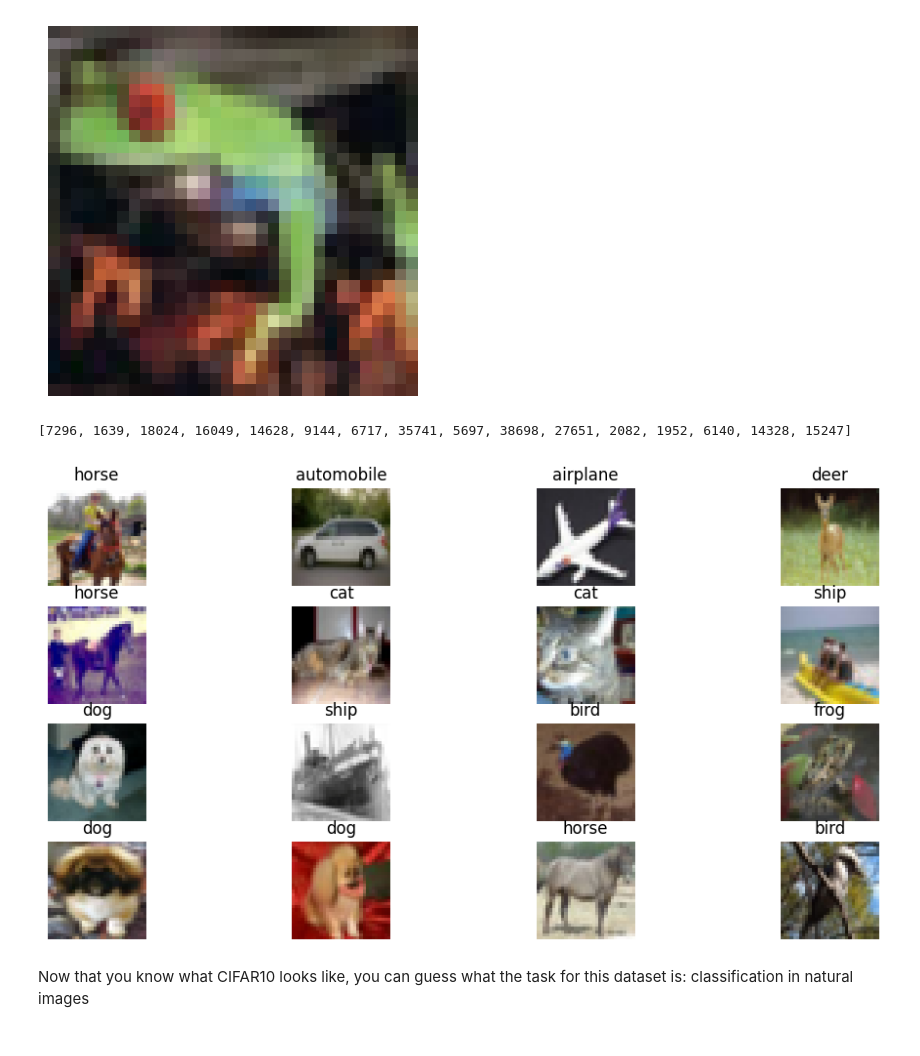
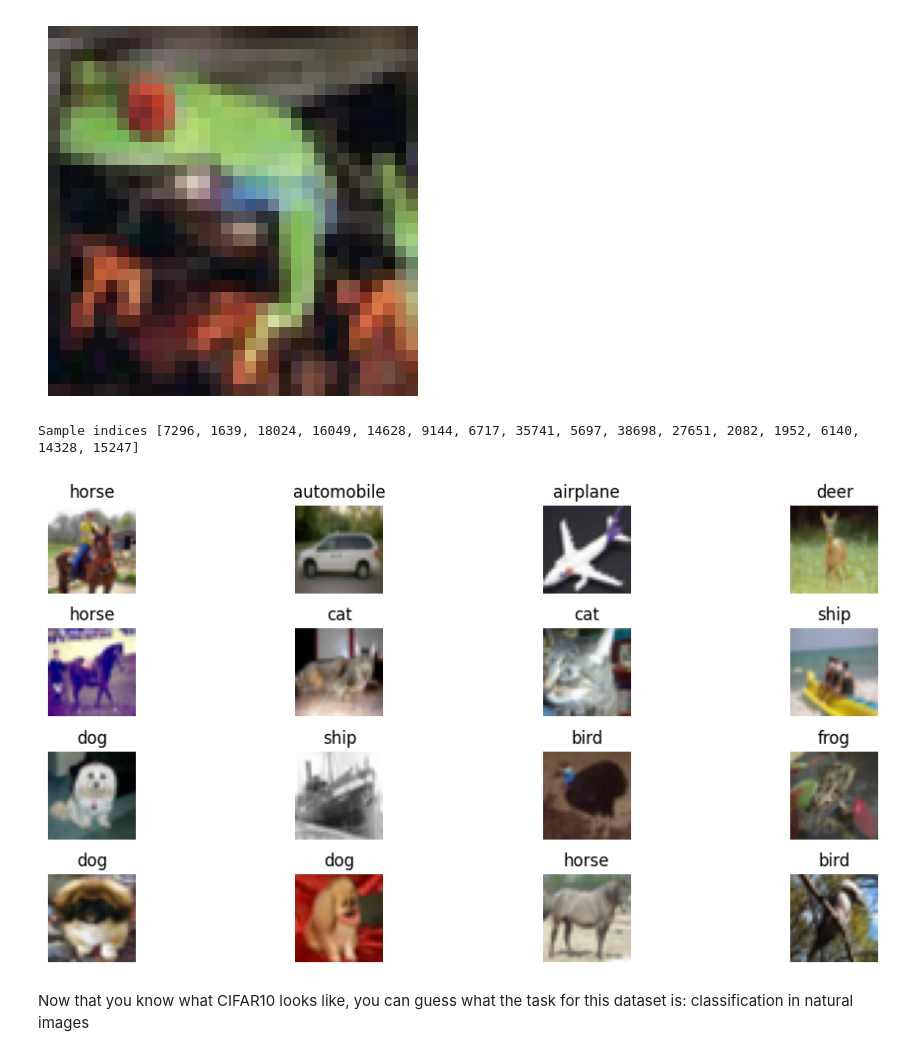
Before and after one commit to Paul-Jarschke/Deep-Learning-Practicals, a Jupyter notebook: Practical_1/deep-learning-ex-1_loeppert.ipynb, the cells around one changed output. Drawn from its saved outputs; the diff is of its cells as text; code cells hidden in the pictures.

```diff
--- a/Practical_1/deep-learning-ex-1_loeppert.ipynb
+++ b/Practical_1/deep-learning-ex-1_loeppert.ipynb
@@ -445,37 +445,38 @@ imshow(trainset[0][0],dataset_mean, dataset_std)
 import random
 num_samples = 16
 random.seed(42)
 indices = random.sample(range(len(trainset)), num_samples)
-print(indices)
+
+print(f'Sample indices {indices}')
 
 trainset_sample = [trainset[i] for i in indices]
 
 trainset_sample[0]
 
 img_sample = [observation[0] for observation in trainset_sample]
 labels_sample = [observation[1] for observation in trainset_sample]
 
 # Show the images and labels
 def show_trainsample_images(images, labels, mean, std, ncols = 4, nrows = 4):
     fig, axes = plt.subplots(nrows, ncols, figsize=(12, 6))
     for i, ax in enumerate(axes.ravel()):
         # Get the image and label
         image = images[i]
         label = cifar.classes[labels[i]]
 
         # Display the image
         imshow(image, mean, std, ax)
         ax.set_title(label)
         ax.axis('off')
 
-    plt.subplots_adjust(wspace=0.4)
+    plt.subplots_adjust(wspace=0.4, hspace = 0.4)
     plt.show()
 
 # Show the images and labels
 show_trainsample_images(img_samples, labels_samples, dataset_mean, dataset_std)
 # %% [output]
-[7296, 1639, 18024, 16049, 14628, 9144, 6717, 35741, 5697, 38698, 27651, 2082, 1952, 6140, 14328, 15247]
+Sample indices [7296, 1639, 18024, 16049, 14628, 9144, 6717, 35741, 5697, 38698, 27651, 2082, 1952, 6140, 14328, 15247]
-[figure, old version]
+[figure, new version]
 # %% [markdown]
 Now that you know what CIFAR10 looks like, you can guess what the task for this dataset is: classification in natural images
 # %% [markdown]
```
